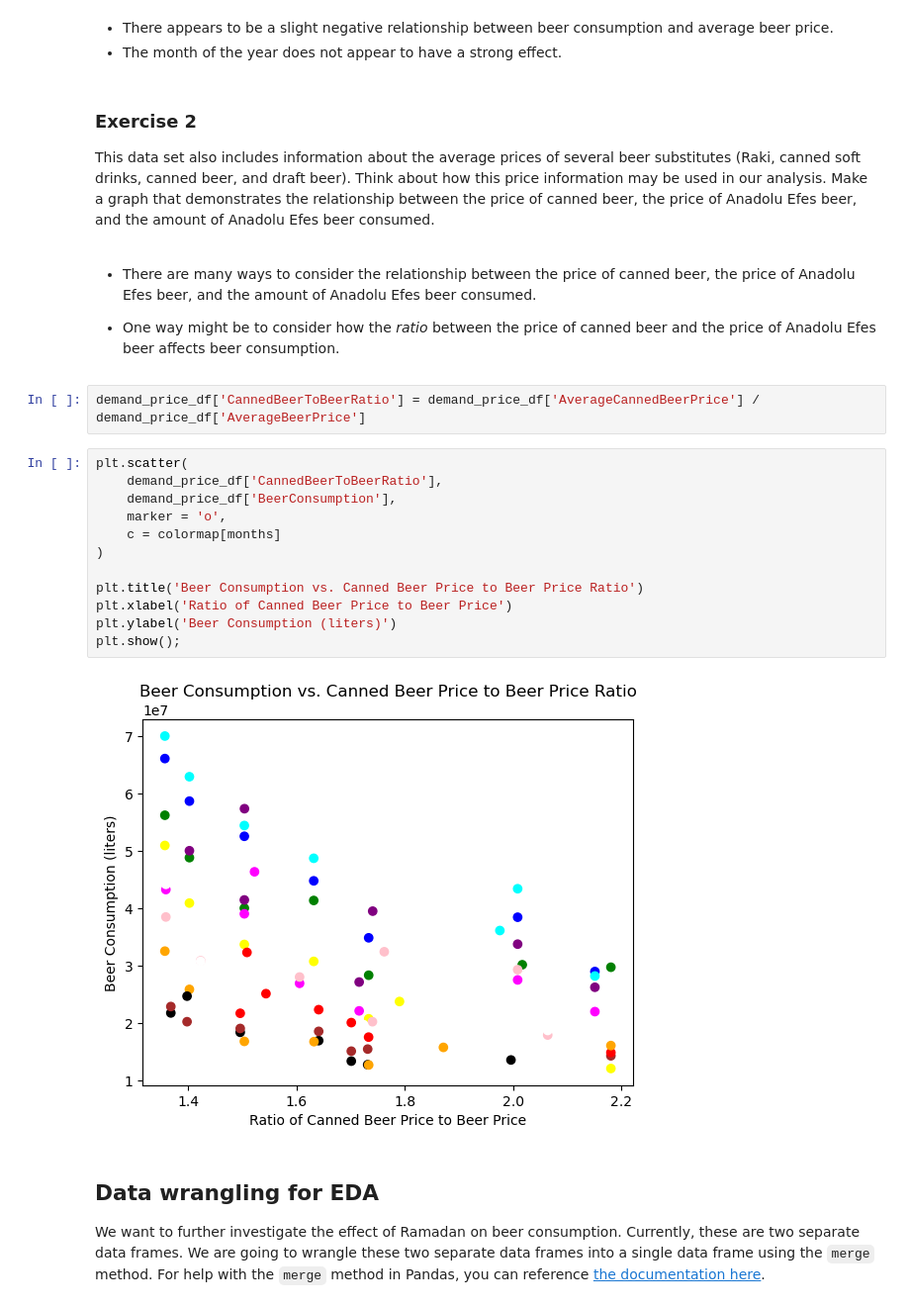
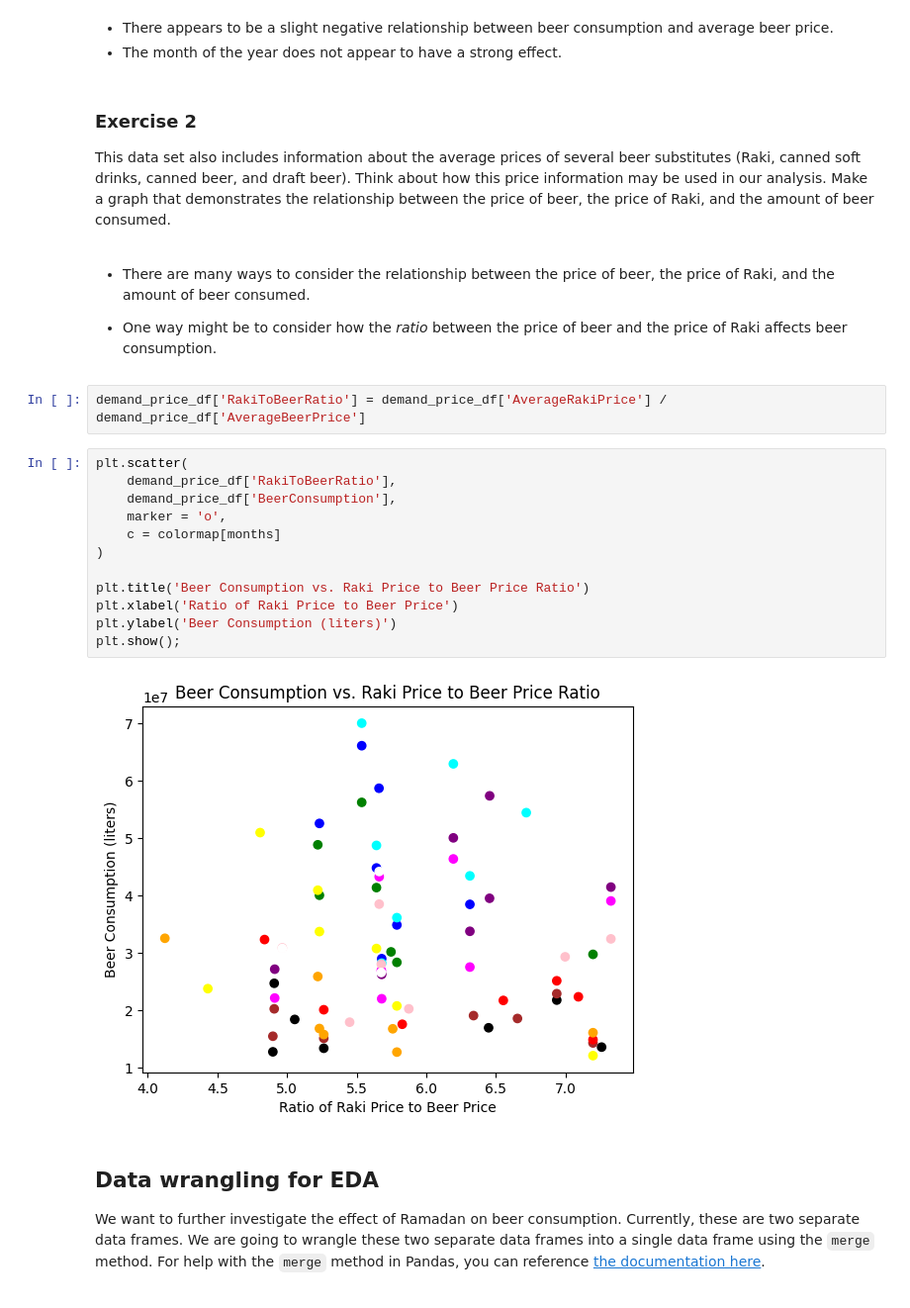
Before and after one commit to usna-or-in-action/project-1-eda, a Jupyter notebook: Project 1 EDA.ipynb, the cells around one changed output. Shown at 99% size. Saved outputs shown, nothing was run; the diff lists cells and outputs as text.

```diff
--- a/Project 1 EDA.ipynb
+++ b/Project 1 EDA.ipynb
@@ -168,27 +168,27 @@ plt.show();
 - The month of the year does not appear to have a strong effect.
 # %% [markdown]
 ### Exercise 2
-This data set also includes information about the average prices of several beer substitutes (Raki, canned soft drinks, canned beer, and draft beer). Think about how this price information may be used in our analysis. Make a graph that demonstrates the relationship between the price of canned beer, the price of Anadolu Efes beer, and the amount of Anadolu Efes beer consumed.
+This data set also includes information about the average prices of several beer substitutes (Raki, canned soft drinks, canned beer, and draft beer). Think about how this price information may be used in our analysis. Make a graph that demonstrates the relationship between the price of beer, the price of Raki, and the amount of beer consumed.
 # %% [markdown]
-* There are many ways to consider the relationship between the price of canned beer, the price of Anadolu Efes beer, and the amount of Anadolu Efes beer consumed.
+* There are many ways to consider the relationship between the price of beer, the price of Raki, and the amount of beer consumed.
 
-* One way might be to consider how the _ratio_ between the price of canned beer and the price of Anadolu Efes beer affects beer consumption.
+* One way might be to consider how the _ratio_ between the price of beer and the price of Raki affects beer consumption.
 # %%
-demand_price_df['CannedBeerToBeerRatio'] = demand_price_df['AverageCannedBeerPrice'] / demand_price_df['AverageBeerPrice']
+demand_price_df['RakiToBeerRatio'] = demand_price_df['AverageRakiPrice'] / demand_price_df['AverageBeerPrice']
 # %%
 plt.scatter(
-    demand_price_df['CannedBeerToBeerRatio'],
+    demand_price_df['RakiToBeerRatio'],
     demand_price_df['BeerConsumption'],
     marker = 'o',
     c = colormap[months]
 )
 
-plt.title('Beer Consumption vs. Canned Beer Price to Beer Price Ratio')
-plt.xlabel('Ratio of Canned Beer Price to Beer Price')
+plt.title('Beer Consumption vs. Raki Price to Beer Price Ratio')
+plt.xlabel('Ratio of Raki Price to Beer Price')
 plt.ylabel('Beer Consumption (liters)')
 plt.show();
 # %% [output]
-[figure, old version]
+[figure, new version]
 # %% [markdown]
 ## Data wrangling for EDA
 
```
Also changed, not shown: parts of 4 cells of this notebook.
